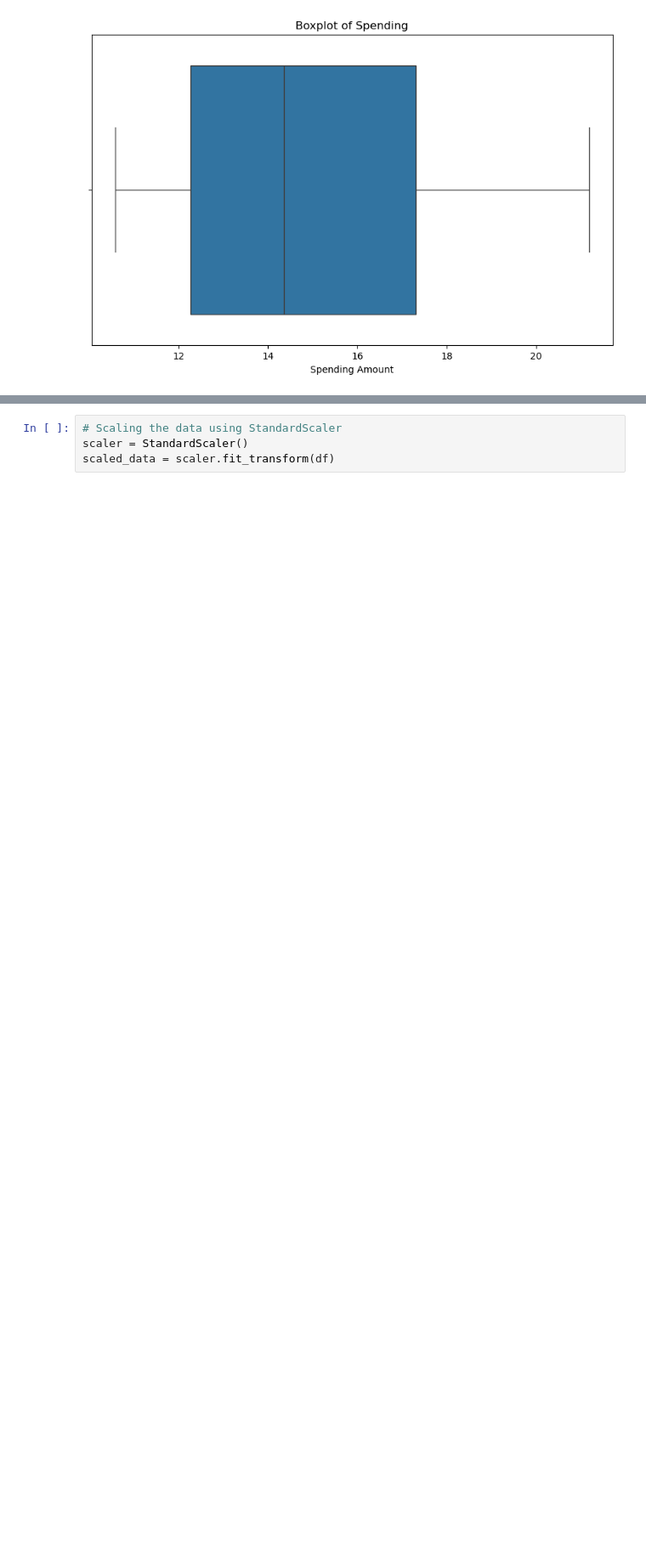
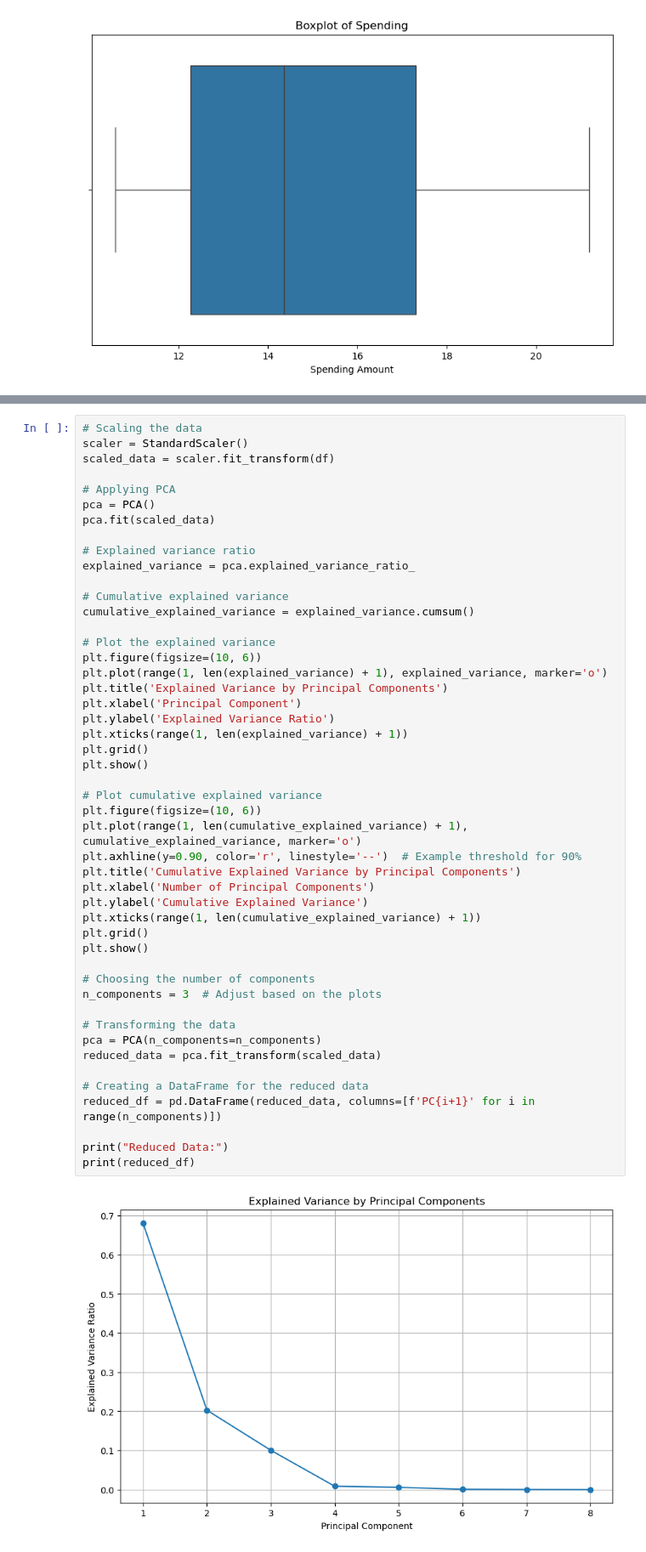
Before and after one commit to HitenDewangan/DataScience-AIML, a Jupyter notebook: Projects/Unsupervised/Bank Data Clustering/J_SOT23_Hitendra_Kumar_Dewangan.ipynb, the cells around one changed output, grey strips where cells are left out. Shown: that part at 85% size. Cells and saved outputs as stored; diff of their text form; blank space fills up the shorter version.

```diff
--- a/Projects/Unsupervised/Bank Data Clustering/J_SOT23_Hitendra_Kumar_Dewangan.ipynb
+++ b/Projects/Unsupervised/Bank Data Clustering/J_SOT23_Hitendra_Kumar_Dewangan.ipynb
@@ -143,4 +217,50 @@ plt.show()
 # %%
-# Scaling the data using StandardScaler
+# Scaling the data
 scaler = StandardScaler()
 scaled_data = scaler.fit_transform(df)
+
+# Applying PCA
+pca = PCA()
+pca.fit(scaled_data)
+
+# Explained variance ratio
+explained_variance = pca.explained_variance_ratio_
+
+# Cumulative explained variance
+cumulative_explained_variance = explained_variance.cumsum()
+
+# Plot the explained variance
+plt.figure(figsize=(10, 6))
+plt.plot(range(1, len(explained_variance) + 1), explained_variance, marker='o')
+plt.title('Explained Variance by Principal Components')
+plt.xlabel('Principal Component')
+plt.ylabel('Explained Variance Ratio')
+plt.xticks(range(1, len(explained_variance) + 1))
+plt.grid()
+plt.show()
+
+# Plot cumulative explained variance
+plt.figure(figsize=(10, 6))
+plt.plot(range(1, len(cumulative_explained_variance) + 1), cumulative_explained_variance, marker='o')
+plt.axhline(y=0.90, color='r', linestyle='--')  # Example threshold for 90%
+plt.title('Cumulative Explained Variance by Principal Components')
+plt.xlabel('Number of Principal Components')
+plt.ylabel('Cumulative Explained Variance')
+plt.xticks(range(1, len(cumulative_explained_variance) + 1))
+plt.grid()
+plt.show()
+
+# Choosing the number of components
+n_components = 3  # Adjust based on the plots
+
+# Transforming the data
+pca = PCA(n_components=n_components)
+reduced_data = pca.fit_transform(scaled_data)
+
+# Creating a DataFrame for the reduced data
+reduced_df = pd.DataFrame(reduced_data, columns=[f'PC{i+1}' for i in range(n_components)])
+
+print("Reduced Data:")
+print(reduced_df)
+# %% [output]
+[figure, added]
```
Also changed, not shown: parts of 23 cells of this notebook.
